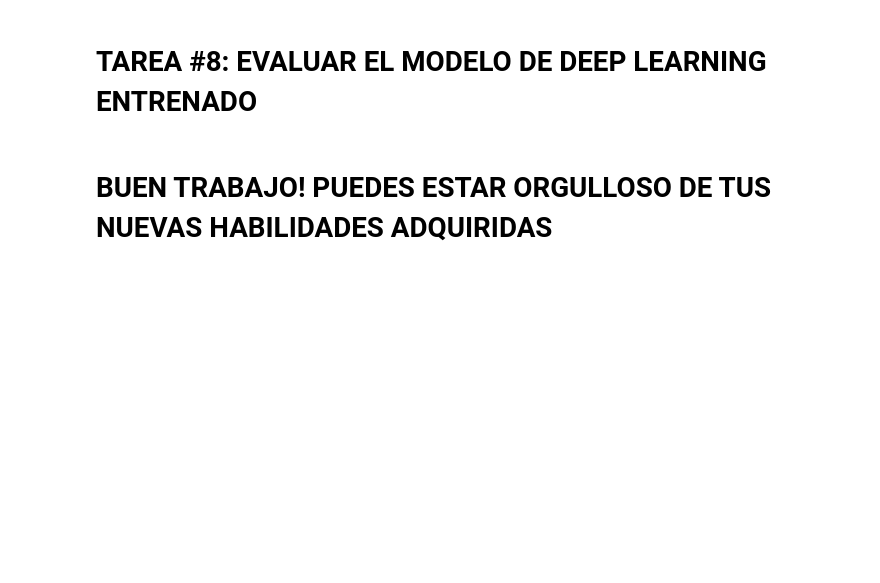
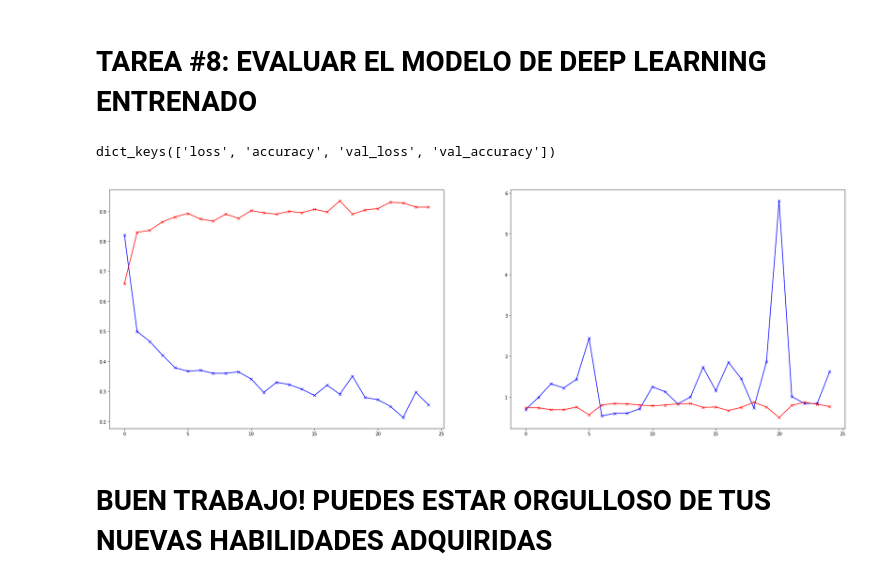
Before and after one commit to cristobalvch/DataScience-For-Business, a Jupyter notebook: Operations-Image_Classification.ipynb, the cells around one changed output. Drawn from its saved outputs; the diff is of its cells as text; code cells hidden in the pictures; blank space fills up the shorter version.

```diff
--- a/Operations-Image_Classification.ipynb
+++ b/Operations-Image_Classification.ipynb
@@ -139,5 +187,16 @@ plt.subplots_adjust(wspace=0.5)
+# %%
+#categorical binary cuando hay dos categorias
+#categorical crossentropy cuando hay mas de dos
+#RMSprop utiliza proporcion de categorias para sacar maximo valor de categorizacion = maximizar ratio de aciertos de la enfermeda
+model.compile(loss='categorical_crossentropy',optimizer=optimizers.RMSprop(lr=1e-4,decay=1e-6),metrics=['accuracy'])
 # %%
 # Usar la parada temprana (early stopping) para salir del entrenamiento si la pérdida en la validación no disminuye incluso después de ciertas épocas (paciencia)
+#reducir mas overfitting con early stop.
+earlystopping = EarlyStopping(monitor = 'val_loss',mode = 'min',verbose = 1,patience = 20)
 
 
 # Almacenar el mejor modelo con la menor pérdida en la validación
+checkpointer = ModelCheckpoint(filepath='weights.hdf5',verbose=1,save_best_only=True)
+# %%
+train_generator = image_generator.flow_from_directory(batch_size=4, directory = path, shuffle = True, target_size=(256, 256), class_mode = "categorical", subset = "training")
+val_generator = image_generator.flow_from_directory(batch_size=4, directory = path, shuffle = True, target_size=(256, 256), class_mode = "categorical", subset = "validation")
@@ -143,0 +206,4 @@ plt.subplots_adjust(wspace=0.5)
+# %%
+history = model.fit_generator(train_generator, steps_per_epoch=train_generator.n//4, epochs = 25,
+                              validation_data = val_generator, validation_steps = val_generator.n // 4,
+                              callbacks = [checkpointer, earlystopping])
@@ -144,4 +228,25 @@ plt.subplots_adjust(wspace=0.5)
 # %% [markdown]
 # TAREA #8: EVALUAR EL MODELO DE DEEP LEARNING ENTRENADO
+# %%
+history.history.keys()
+# %% [output]
+dict_keys(['loss', 'accuracy', 'val_loss', 'val_accuracy'])
+# %%
+
+
+fig, ax = plt.subplots(1,2,figsize=(30,10))
+
+ax = ax.flatten()
+
+ax[0].plot(history.history['loss'],'bx-')
+ax[0].plot(history.history['accuracy'],'rx-')
+ax[0].set_title('training',fontsize=20,color='white')
+
+ax[1].plot(history.history['val_loss'],'bx-')
+ax[1].plot(history.history['val_accuracy'],'rx-')
+ax[1].set_title('validation',fontsize=20,color='white')
+plt.show()
+# %% [output]
+[figure, added]
 # %% [markdown]
 # BUEN TRABAJO! PUEDES ESTAR ORGULLOSO DE TUS NUEVAS HABILIDADES ADQUIRIDAS
```
Also changed, not shown: parts of 11 cells of this notebook.
